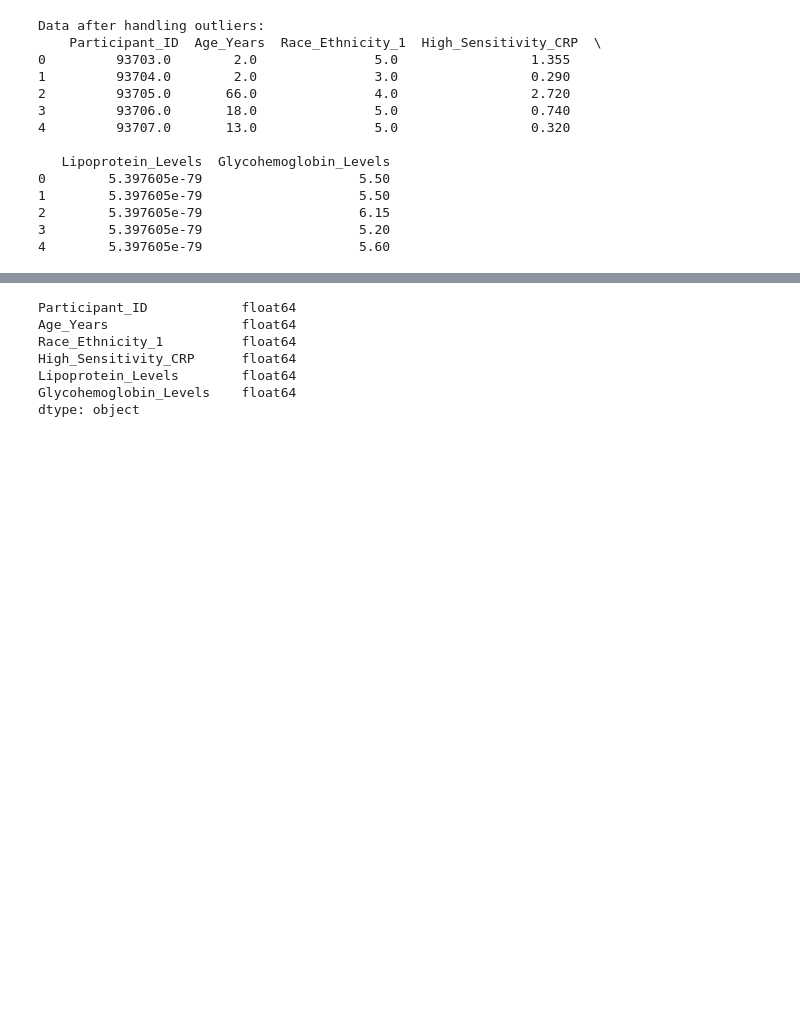
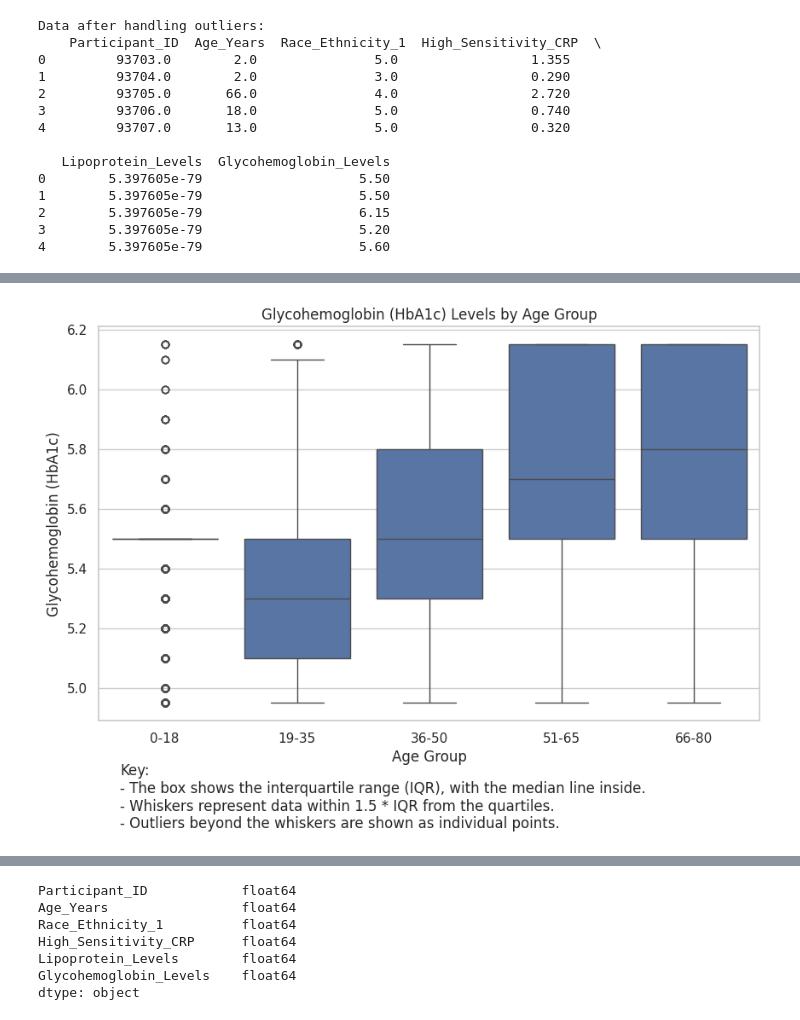
Before and after one commit to kiamaikocoders/Cancer-predictive-model, a Jupyter notebook: Final_notebook(3)(2).ipynb, the cells around one changed output, grey strips where cells are left out. Cells and saved outputs as stored; diff of their text form; code cells hidden in the pictures; blank space fills up the shorter version.

```diff
--- a/Final_notebook(3)(2).ipynb
+++ b/Final_notebook(3)(2).ipynb
@@ -1094,0 +1129,13 @@ Data after handling outliers:
+# %%
+# Box plot for Glycohemoglobin levels across age groups
+plt.figure(figsize=(10, 6))
+sns.boxplot(x='Age_Group', y='Glycohemoglobin_Levels', data=healthdata)
+plt.title('Glycohemoglobin (HbA1c) Levels by Age Group')
+plt.xlabel('Age Group')
+plt.ylabel('Glycohemoglobin (HbA1c)')
+plt.figtext(0.15, -0.1, "Key:\n- The box shows the interquartile range (IQR), with the median line inside.\n"
+                        "- Whiskers represent data within 1.5 * IQR from the quartiles.\n"
+                        "- Outliers beyond the whiskers are shown as individual points.", ha="left")
+plt.show()
+# %% [output]
+[figure, added]
```
Also changed, not shown: parts of 9 cells of this notebook.
